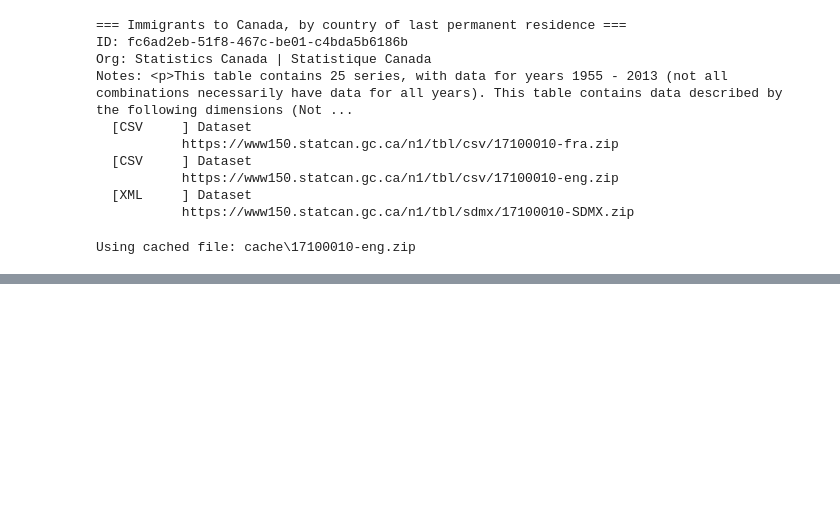
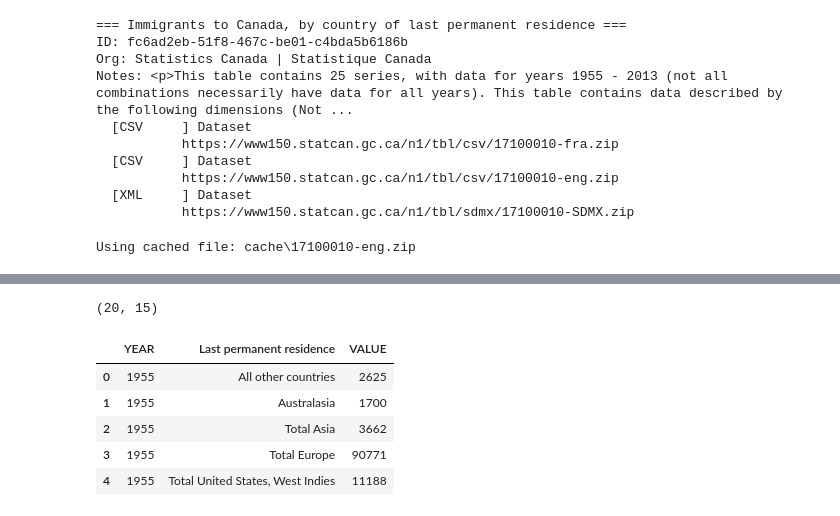
Before and after one commit to yrmo/gcinfo, a Jupyter notebook: immigrants-country-of-origin.ipynb, the cells around one changed output, grey strips where cells are left out. Saved outputs shown, nothing was run; the diff lists cells and outputs as text; code cells hidden in the pictures; blank space fills up the shorter version.

```diff
--- a/immigrants-country-of-origin.ipynb
+++ b/immigrants-country-of-origin.ipynb
@@ -39,0 +76,18 @@ df_origin_1955.head()
+# %%
+df_origin_1955_main_regions = df_origin_1955[df_origin_1955["Last permanent residence"].isin(main_regions)]
+print(df_origin_1955_main_regions.shape)
+df_origin_1955_main_regions_summed = (
+    df_origin_1955_main_regions
+    .assign(YEAR=df_origin_1955_main_regions["REF_DATE"].str[:4])
+    .groupby(["YEAR", "Last permanent residence"], as_index=False)["VALUE"]
+    .sum()
+)
+df_origin_1955_main_regions_summed
+# %% [output]
+(20, 15)
+|  | YEAR | Last permanent residence | VALUE |
+| 0 | 1955 | All other countries | 2625 |
+| 1 | 1955 | Australasia | 1700 |
+| 2 | 1955 | Total Asia | 3662 |
+| 3 | 1955 | Total Europe | 90771 |
+| 4 | 1955 | Total United States, West Indies | 11188 |
```
Also changed, not shown: parts of 9 cells of this notebook.
